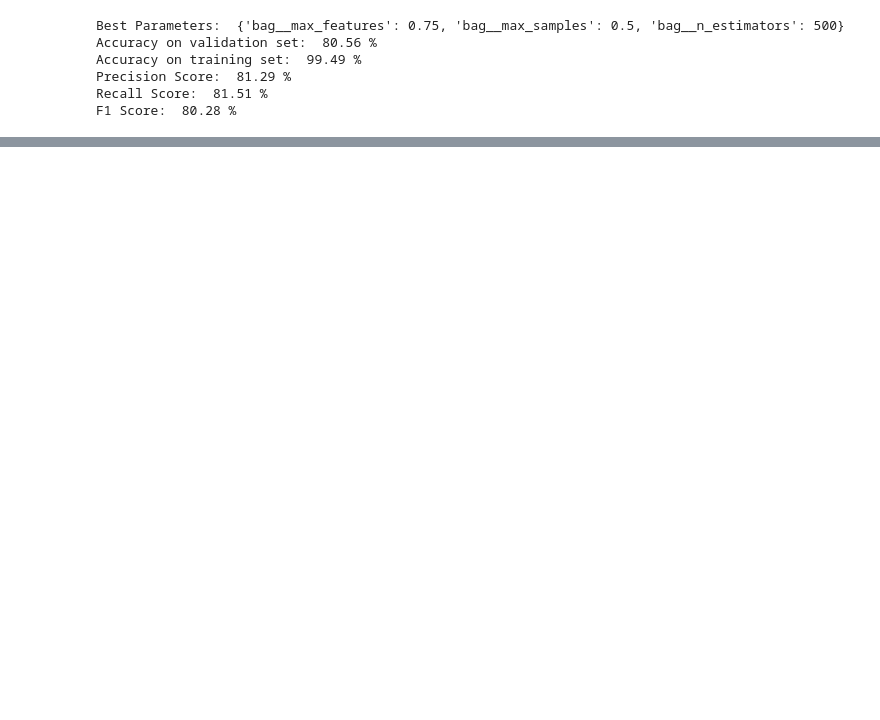
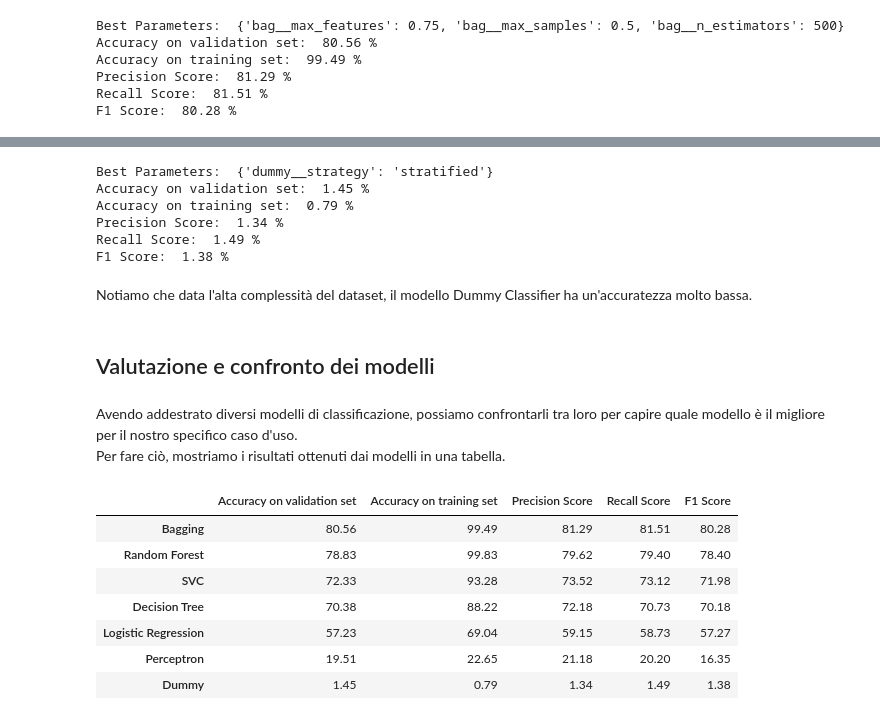
Before and after one commit to ThePaglia/Beer-Recommendator, a Jupyter notebook: BeerWizard.ipynb, the cells around one changed output, grey strips where cells are left out. Cells and saved outputs as stored; diff of their text form; code cells hidden in the pictures; blank space fills up the shorter version.

```diff
--- a/BeerWizard.ipynb
+++ b/BeerWizard.ipynb
@@ -587,7 +633,7 @@ Anche il Bagging Classifier è un modello _ensemble learning_ con la differenza
 from sklearn.ensemble import BaggingClassifier
 
 bagging_model = Pipeline([
-    ("bag", BaggingClassifier(n_jobs=-1, random_state=42))
+    ("bag", BaggingClassifier(n_jobs=-1, random_state=random_state))
 ])
 
 bagging_grid = {
@@ -596,14 +642,13 @@ bagging_grid = {
     "bag__max_features": [0.5, 0.75],
 }
 
-bagging_best_params, bagging_val_score, bagging_train_score, bagging_best_score, bagging_best_estimator, bagging_precision_score, bagging_recall_score, bagging_f1_score = gridSearchCrossValidation(bagging_model, bagging_grid, k_fold, X, y)
+bagging_best_params, bagging_best_score, bagging_best_estimator, bagging_scores = gridSearchCrossValidation(bagging_model, bagging_grid, k_fold, X, y)
+
+models["Bagging"] = { "Model": bagging_model, "Scores": bagging_scores }
 
 print("Best Parameters: ", bagging_best_params)
-print("Accuracy on validation set: ", bagging_val_score, "%")
-print("Accuracy on training set: ", bagging_train_score, "%")
-print("Precision Score: ", bagging_precision_score, "%")
-print("Recall Score: ", bagging_recall_score, "%")
-print("F1 Score: ", bagging_f1_score, "%")
+for key, value in bagging_scores.items():
+    print(key + ": ", value, "%")
 # %% [output]
 Best Parameters:  {'bag__max_features': 0.75, 'bag__max_samples': 0.5, 'bag__n_estimators': 500}
 Accuracy on validation set:  80.56 %
@@ -613,0 +663,51 @@ F1 Score:  80.28 %
+# %%
+from sklearn.dummy import DummyClassifier
+
+dummy_model = Pipeline([
+    ("dummy", DummyClassifier(random_state=random_state))
+])
+
+dummy_grid = {
+    "dummy__strategy": ['most_frequent', 'prior', 'stratified', 'uniform'],
+}
+
+dummy_best_params, dummy_best_score, dummy_best_estimator, dummy_scores = gridSearchCrossValidation(dummy_model, dummy_grid, k_fold, X, y)
+
+models["Dummy"] = { "Model": dummy_model, "Scores": dummy_scores }
+
+print("Best Parameters: ", dummy_best_params)
+for key, value in dummy_scores.items():
+    print(key + ": ", value, "%")
+# %% [output]
+Best Parameters:  {'dummy__strategy': 'stratified'}
+Accuracy on validation set:  1.45 %
+Accuracy on training set:  0.79 %
+Precision Score:  1.34 %
+Recall Score:  1.49 %
+F1 Score:  1.38 %
+# %% [markdown]
+Notiamo che data l'alta complessità del dataset, il modello Dummy Classifier ha un'accuratezza molto bassa.
+# %% [markdown]
+## Valutazione e confronto dei modelli
+# %% [markdown]
+Avendo addestrato diversi modelli di classificazione, possiamo confrontarli tra loro per capire quale modello è il migliore per il nostro specifico caso d'uso. \
+Per fare ciò, mostriamo i risultati ottenuti dai modelli in una tabella.
+# %%
+scores = { model: details['Scores'] for model, details in models.items()}
+
+# Create DataFrame
+scores_df = pd.DataFrame(scores).T
+
+# Sort by accuracy on validation set
+scores_df = scores_df.sort_values(by="Accuracy on validation set", ascending=False)
+
+scores_df
+# %% [output]
+|  | Accuracy on validation set | Accuracy on training set | Precision Score | Recall Score | F1 Score |
+| Bagging | 80.56 | 99.49 | 81.29 | 81.51 | 80.28 |
+| Random Forest | 78.83 | 99.83 | 79.62 | 79.40 | 78.40 |
+| SVC | 72.33 | 93.28 | 73.52 | 73.12 | 71.98 |
+| Decision Tree | 70.38 | 88.22 | 72.18 | 70.73 | 70.18 |
+| Logistic Regression | 57.23 | 69.04 | 59.15 | 58.73 | 57.27 |
+| Perceptron | 19.51 | 22.65 | 21.18 | 20.20 | 16.35 |
+| Dummy | 1.45 | 0.79 | 1.34 | 1.49 | 1.38 |
```
Also changed, not shown: parts of 26 cells of this notebook.
